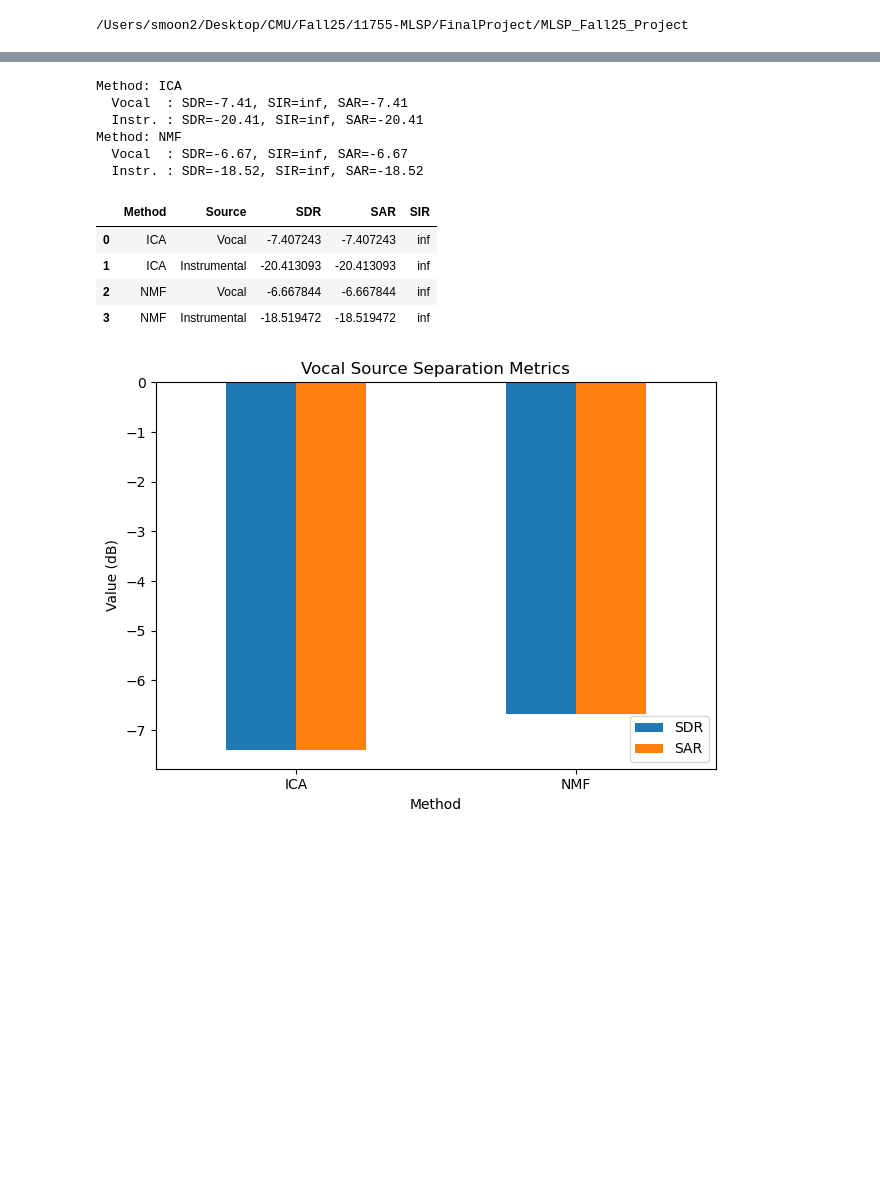
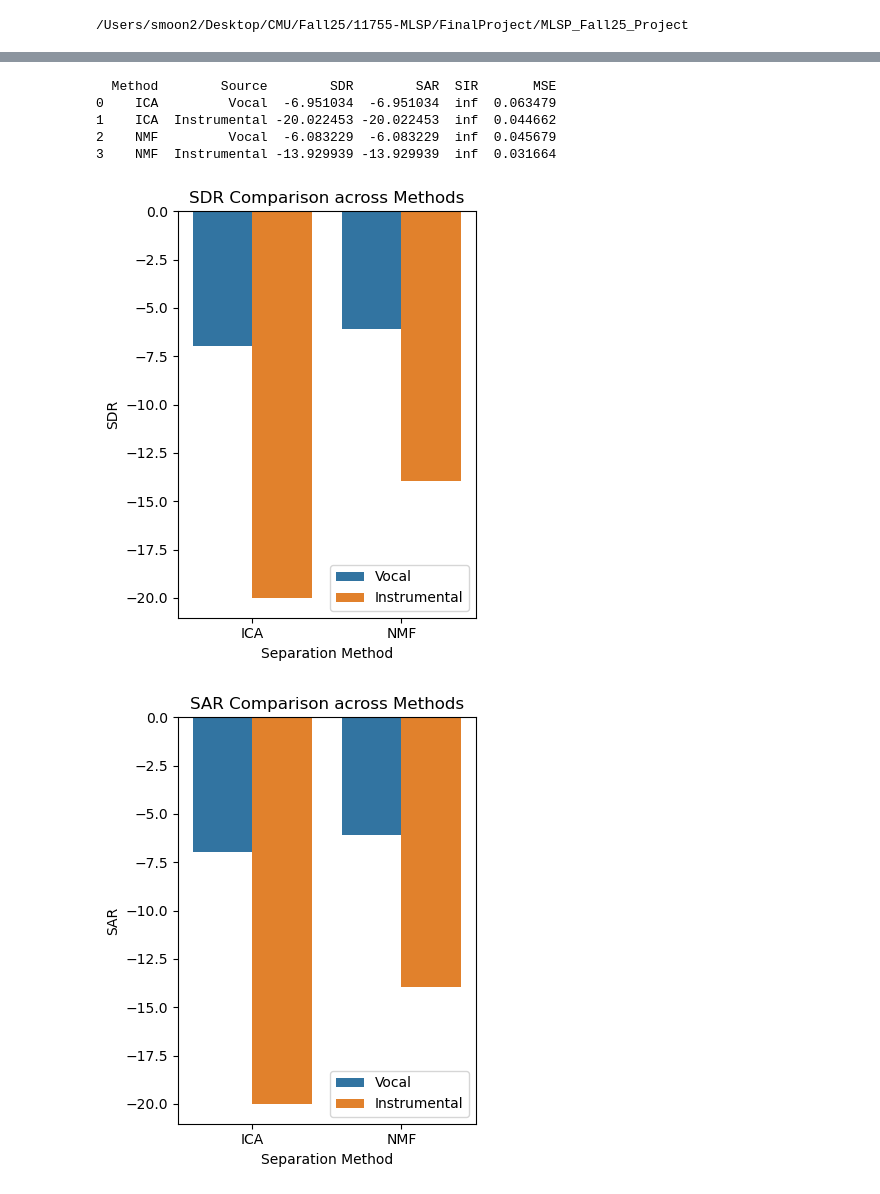
Before and after one commit to heesok/MLSP_Fall25_Project, a Jupyter notebook: scripts/plot_sdr-sir-sar.ipynb, the cells around one changed output, grey strips where cells are left out. Saved outputs shown, nothing was run; the diff lists cells and outputs as text; code cells hidden in the pictures; blank space fills up the shorter version.

```diff
--- a/scripts/plot_sdr-sir-sar.ipynb
+++ b/scripts/plot_sdr-sir-sar.ipynb
@@ -15,11 +16,11 @@ gt_vocal_path = 'data/vocal_trimmed.wav'
 gt_inst_path = 'data/inst_trimmed.wav'
 
 est_vocal_paths = [
-    'output/ICA/component_1_vocal.wav',
+    'output/ICA/component_1_vocal_norm.wav',
     'output/NMF/component_1_vocal.wav',
 ]
 est_inst_paths = [
-    'output/ICA/component_0_inst.wav',
+    'output/ICA/component_0_inst_norm.wav',
     'output/NMF/component_0_inst.wav',
 ]
 # %%
@@ -42,42 +43,55 @@ rows = []
 for i, (est_vocal, est_inst) in enumerate(zip(est_vocals, est_insts)):
 
     # Compute metrics
-    SDR_v, SIR_v, SAR_v, _ = bss_eval_sources(
-        gt_vocal, est_vocal
-    )
+    SDR_v, SIR_v, SAR_v, _ = bss_eval_sources(gt_vocal, est_vocal)
+    SDR_i, SIR_i, SAR_i, _ = bss_eval_sources(gt_inst, est_inst)
 
-    SDR_i, SIR_i, SAR_i, _ = bss_eval_sources(
-        gt_inst, est_inst
-    )
-    rows.append({'Method': methods[i], 'Source': 'Vocal', 'SDR': SDR_v[0], 'SAR': SAR_v[0], 'SIR': SIR_v[0]})
-    rows.append({'Method': methods[i], 'Source': 'Instrumental', 'SDR': SDR_i[0], 'SAR': SAR_i[0], 'SIR': SIR_i[0]})
+    # Compute MSE
+    MSE_v = mean_squared_error(gt_vocal, est_vocal)
+    MSE_i = mean_squared_error(gt_inst, est_inst)
 
-    print(f"Method: {methods[i]}")
-    print(f"  Vocal  : SDR={SDR_v[0]:.2f}, SIR={SIR_v[0]:.2f}, SAR={SAR_v[0]:.2f}")
-    print(f"  Instr. : SDR={SDR_i[0]:.2f}, SIR={SIR_i[0]:.2f}, SAR={SAR_i[0]:.2f}")
+    rows.append({
+        'Method': methods[i],
+        'Source': 'Vocal',
+        'SDR': SDR_v[0],
+        'SAR': SAR_v[0],
+        'SIR': SIR_v[0],
+        'MSE': MSE_v
+    })
+    rows.append({
+        'Method': methods[i],
+        'Source': 'Instrumental',
+        'SDR': SDR_i[0],
+        'SAR': SAR_i[0],
+        'SIR': SIR_i[0],
+        'MSE': MSE_i
+    })
 
 df_results = pd.DataFrame(rows)
+print(df_results)
 # %% [output]
-Method: ICA
-  Vocal  : SDR=-7.41, SIR=inf, SAR=-7.41
-  Instr. : SDR=-20.41, SIR=inf, SAR=-20.41
-Method: NMF
-  Vocal  : SDR=-6.67, SIR=inf, SAR=-6.67
-  Instr. : SDR=-18.52, SIR=inf, SAR=-18.52
+  Method        Source        SDR        SAR  SIR       MSE
+0    ICA         Vocal  -6.951034  -6.951034  inf  0.063479
+1    ICA  Instrumental -20.022453 -20.022453  inf  0.044662
+2    NMF         Vocal  -6.083229  -6.083229  inf  0.045679
+3    NMF  Instrumental -13.929939 -13.929939  inf  0.031664
-# %%
-df_results
-# %% [output]
-|  | Method | Source | SDR | SAR | SIR |
-| 0 | ICA | Vocal | -7.407243 | -7.407243 | inf |
-| 1 | ICA | Instrumental | -20.413093 | -20.413093 | inf |
-| 2 | NMF | Vocal | -6.667844 | -6.667844 | inf |
-| 3 | NMF | Instrumental | -18.519472 | -18.519472 | inf |
 # %%
 df_results.drop(columns=['SIR'], inplace=True)
 # %%
-ax = df_results[df_results['Source'] == 'Vocal'].plot.bar(x='Method', y=['SDR', 'SAR'], title='Vocal Source Separation Metrics', ylabel='Value (dB)')
-plt.xticks(rotation=0)
-plt.tight_layout()
-plt.show()
+import seaborn as sns
+import matplotlib.pyplot as plt
+
+metrics = ['SDR', 'SAR', 'MSE']
+
+for metric in metrics:
+    plt.figure(figsize=(4, 5))
+    sns.barplot(data=df_results, x='Method', y=metric, hue='Source')
+    plt.title(f'{metric} Comparison across Methods')
+    plt.ylabel(metric)
+    plt.xlabel('Separation Method')
+    plt.legend(loc=None)
+    plt.tight_layout()
+    plt.show()
 # %% [output]
-[figure, old version]
+[figure, new version]
+[figure, added]
```
Also changed, not shown: parts of 4 cells of this notebook, 1 other file.
